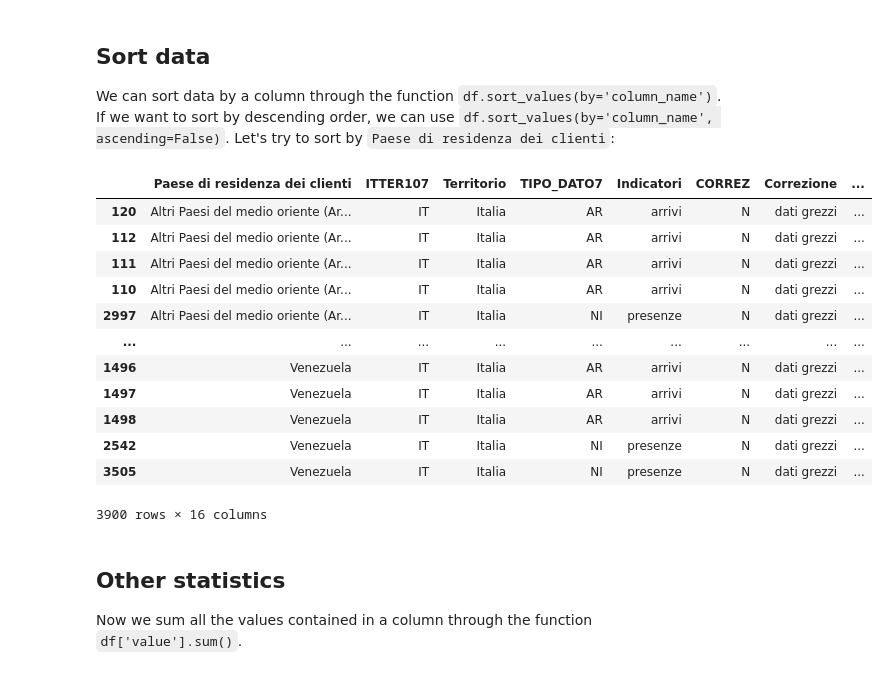
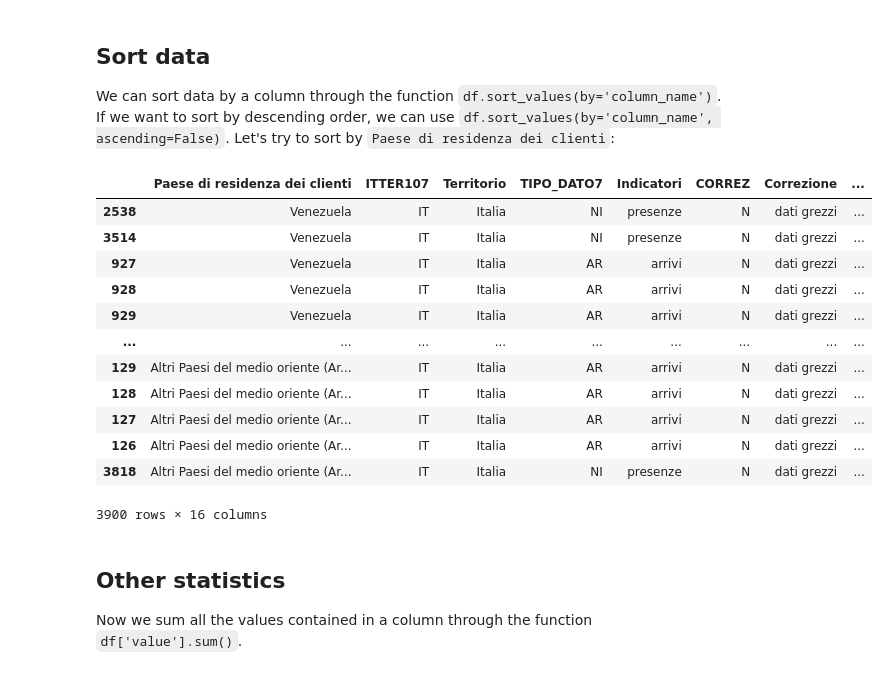
Before and after one commit to alod83/dj-infouma, a Jupyter notebook: DataAnalysis/DescriptiveStatistics/DataAnalysis-theory.ipynb, the cells around one changed output. Drawn from its saved outputs; the diff is of its cells as text; code cells hidden in the pictures.

```diff
--- a/DataAnalysis/DescriptiveStatistics/DataAnalysis-theory.ipynb
+++ b/DataAnalysis/DescriptiveStatistics/DataAnalysis-theory.ipynb
@@ -25,7 +30,7 @@ df.head(5)
 # %% [markdown]
 If we want to erase a column, we can use the function `df = df.drop('column_name', axis=1)`. Note that the original dataframe is modified when `inplace=True`.
 # %%
-df = df.drop('Flag Codes', axis=1)
+df.drop('Flag Codes', axis=1, inplace=True)
 df.head(1)
 # %% [output]
 |  | ITTER107 | Territorio | TIPO_DATO7 | Indicatori | CORREZ | Correzione | TIPO_ALLOGGIO2 | ... |
@@ -122,20 +197,20 @@ array(['Australia', 'Canada', 'Cina', 'Germania', 'Spagna', 'Finlandia',
 ## Sort data
 We can sort data by a column through the function `df.sort_values(by='column_name')`. If we want to sort by descending order, we can use `df.sort_values(by='column_name', ascending=False)`. Let's try to sort by `Paese di residenza dei clienti`:
 # %%
-df.sort_values(by='Paese di residenza dei clienti')
+df.sort_values(by='Paese di residenza dei clienti', ascending=False)
 # %% [output]
 |  | Paese di residenza dei clienti | ITTER107 | Territorio | TIPO_DATO7 | Indicatori | CORREZ | Correzione | ... |
-| 120 | Altri Paesi del medio oriente (Ar... | IT | Italia | AR | arrivi | N | dati grezzi | ... |
-| 112 | Altri Paesi del medio oriente (Ar... | IT | Italia | AR | arrivi | N | dati grezzi | ... |
-| 111 | Altri Paesi del medio oriente (Ar... | IT | Italia | AR | arrivi | N | dati grezzi | ... |
-| 110 | Altri Paesi del medio oriente (Ar... | IT | Italia | AR | arrivi | N | dati grezzi | ... |
-| 2997 | Altri Paesi del medio oriente (Ar... | IT | Italia | NI | presenze | N | dati grezzi | ... |
+| 2538 | Venezuela | IT | Italia | NI | presenze | N | dati grezzi | ... |
+| 3514 | Venezuela | IT | Italia | NI | presenze | N | dati grezzi | ... |
+| 927 | Venezuela | IT | Italia | AR | arrivi | N | dati grezzi | ... |
+| 928 | Venezuela | IT | Italia | AR | arrivi | N | dati grezzi | ... |
+| 929 | Venezuela | IT | Italia | AR | arrivi | N | dati grezzi | ... |
 | ... | ... | ... | ... | ... | ... | ... | ... | ... |
-| 1496 | Venezuela | IT | Italia | AR | arrivi | N | dati grezzi | ... |
-| 1497 | Venezuela | IT | Italia | AR | arrivi | N | dati grezzi | ... |
-| 1498 | Venezuela | IT | Italia | AR | arrivi | N | dati grezzi | ... |
-| 2542 | Venezuela | IT | Italia | NI | presenze | N | dati grezzi | ... |
-| 3505 | Venezuela | IT | Italia | NI | presenze | N | dati grezzi | ... |
+| 129 | Altri Paesi del medio oriente (Ar... | IT | Italia | AR | arrivi | N | dati grezzi | ... |
+| 128 | Altri Paesi del medio oriente (Ar... | IT | Italia | AR | arrivi | N | dati grezzi | ... |
+| 127 | Altri Paesi del medio oriente (Ar... | IT | Italia | AR | arrivi | N | dati grezzi | ... |
+| 126 | Altri Paesi del medio oriente (Ar... | IT | Italia | AR | arrivi | N | dati grezzi | ... |
+| 3818 | Altri Paesi del medio oriente (Ar... | IT | Italia | NI | presenze | N | dati grezzi | ... |
 3900 rows × 16 columns
 # %% [markdown]
 ## Other statistics
```
Also changed, not shown: parts of 14 cells of this notebook.
